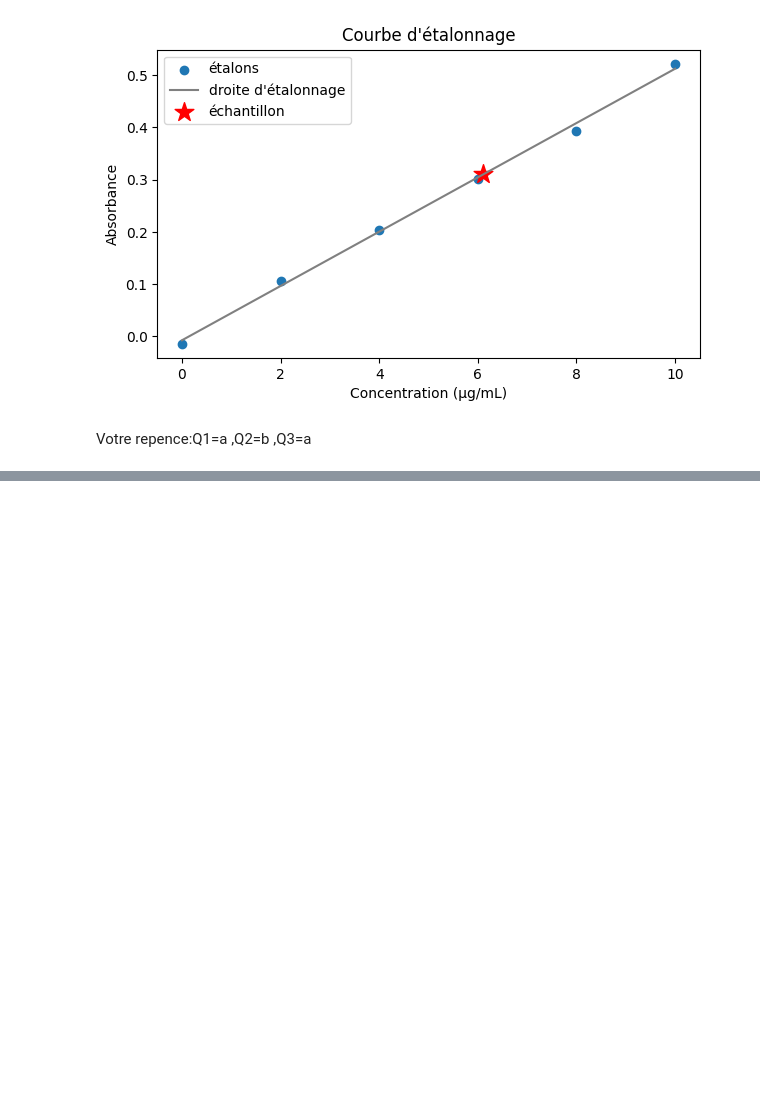
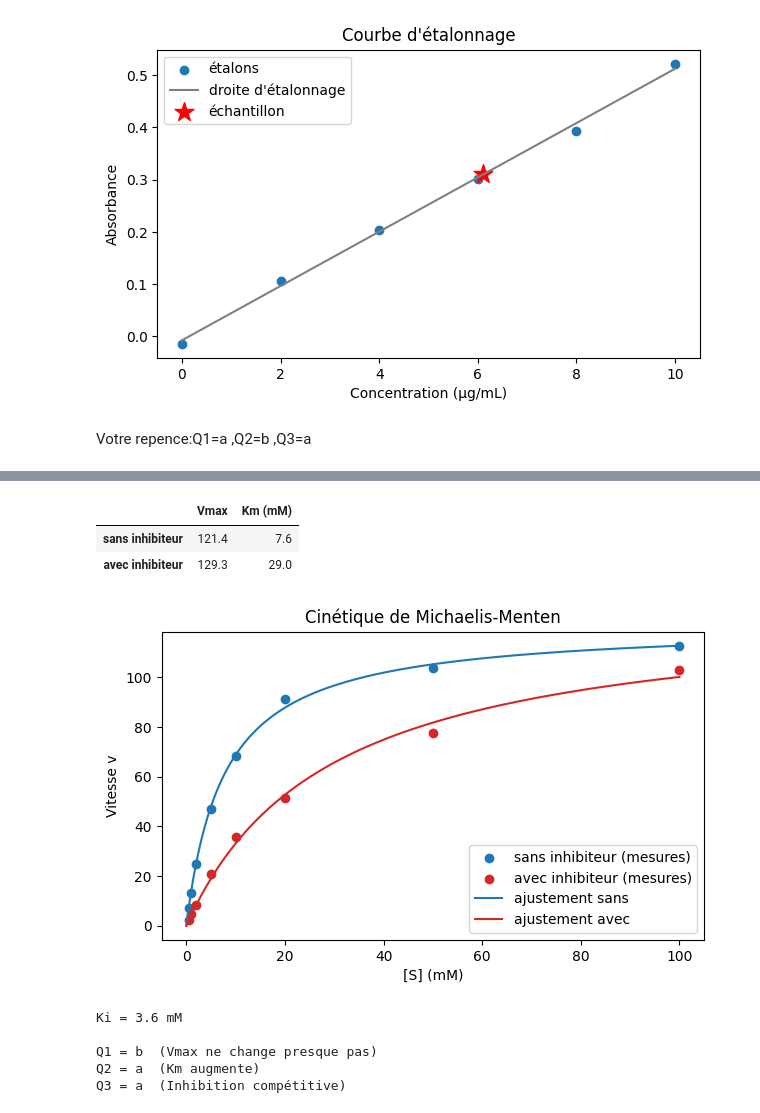
Before and after one commit to Douaa-Nozomi/cytokine-analysis, a Jupyter notebook: tp2_open_science.ipynb, the cells around one changed output, grey strips where cells are left out. Saved outputs shown, nothing was run; the diff lists cells and outputs as text; code cells hidden in the pictures; blank space fills up the shorter version.

```diff
--- a/tp2_open_science.ipynb
+++ b/tp2_open_science.ipynb
@@ -75,3 +76,46 @@ pd.DataFrame({"S (mM)": S, "v sans inhibiteur": v_sans, "v avec inhibiteur": v_a
+# %%
+# Sans inhibiteur
+param_sans, _ = curve_fit(michaelis, S, v_sans, p0=[100, 5])
+Vmax_sans, Km_sans = param_sans
+
+# Avec inhibiteur
+param_avec, _ = curve_fit(michaelis, S, v_avec, p0=[100, 5])
+Vmax_avec, Km_avec = param_avec
+
+# Affichage
+pd.DataFrame({"Vmax": [Vmax_sans, Vmax_avec], "Km (mM)": [Km_sans, Km_avec]},
+             index=["sans inhibiteur", "avec inhibiteur"]).round(1)
+# %% [output]
+|  | Vmax | Km (mM) |
+| sans inhibiteur | 121.4 | 7.6 |
+| avec inhibiteur | 129.3 | 29.0 |
+# %%
+S_fin = np.linspace(0, 100, 300)
+plt.scatter(S, v_sans, color="tab:blue", label="sans inhibiteur (mesures)")
+plt.scatter(S, v_avec, color="tab:red", label="avec inhibiteur (mesures)")
+plt.plot(S_fin, michaelis(S_fin, Vmax_sans, Km_sans), color="tab:blue", label="ajustement sans")
+plt.plot(S_fin, michaelis(S_fin, Vmax_avec, Km_avec), color="tab:red", label="ajustement avec")
+plt.title("Cinétique de Michaelis-Menten")
+plt.xlabel("[S] (mM)")
+plt.ylabel("Vitesse v")
+plt.legend()
+plt.show()
+# %% [output]
+[figure, added]
+# %%
+Ki = I / (Km_avec / Km_sans - 1)
+print(f"Ki = {Ki:.1f} mM\n")
+
+# Votre réponse:
+print("Q1 = b  (Vmax ne change presque pas)")
+print("Q2 = a  (Km augmente)")
+print("Q3 = a  (Inhibition compétitive)")
+# %% [output]
+Ki = 3.6 mM
+
+Q1 = b  (Vmax ne change presque pas)
+Q2 = a  (Km augmente)
+Q3 = a  (Inhibition compétitive)
 # %%
 def hill(logC, Emin, Emax, logEC50, n):
   return Emin + (Emax - Emin) / (1 + 10 ** ((logEC50 - logC) * n))
```
Also changed, not shown: parts of 5 cells of this notebook.
